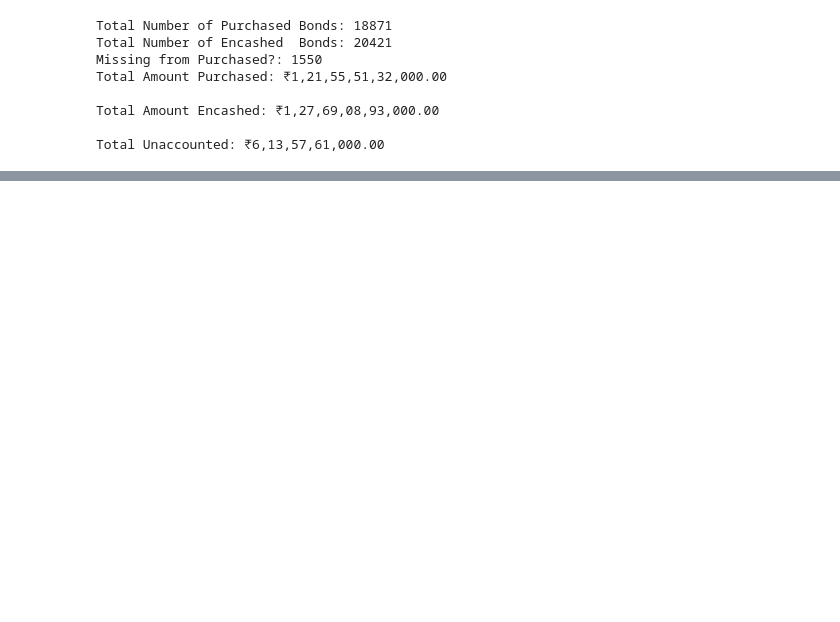
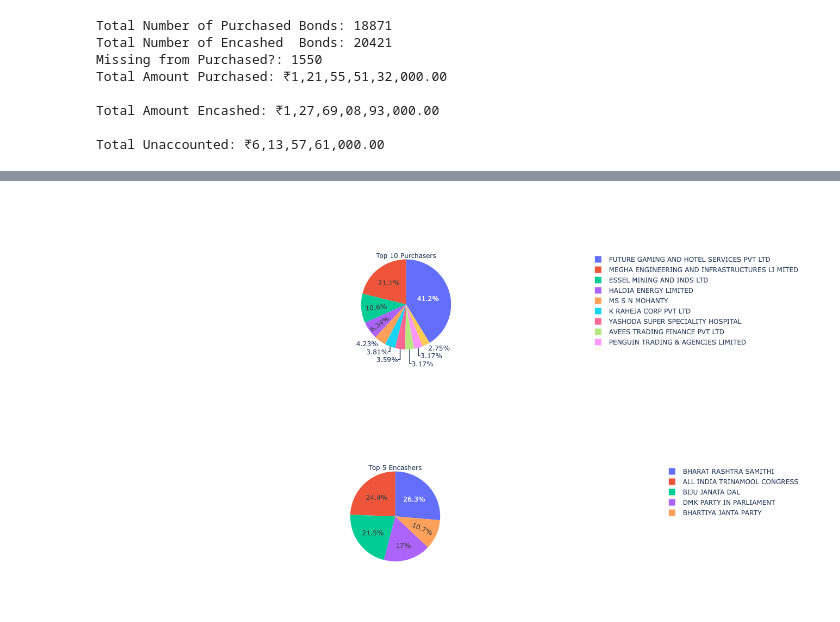
Before and after one commit to ygivenx/Electoral-Bond-Scam, a Jupyter notebook: 1-analysis.ipynb, the cells around one changed output, grey strips where cells are left out. Drawn from its saved outputs; the diff is of its cells as text; code cells hidden in the pictures; blank space fills up the shorter version.

```diff
--- a/1-analysis.ipynb
+++ b/1-analysis.ipynb
@@ -125,0 +176,4 @@ df.fillna(0, inplace=True)
+# %%
+df1 = purchasers.groupby(['Year', 'Month', 'Purchaser Name'])['Denomination'].sum().sort_values(ascending=False).reset_index()
+# %%
+df2 = encashers.groupby(['Year', 'Month', 'Name of the Political Party'])['Denomination'].sum().sort_values(ascending=False).reset_index()
@@ -125,0 +212,30 @@ df.fillna(0, inplace=True)
+# %%
+import plotly.graph_objects as go
+
+# Sample data filtered by a specific month
+# You should replace this with actual data after filtering based on the chosen month.
+month = 10
+year = 2021
+
+_df1 = df1[(df1.Month==month) & (df1.Year==year) & (df1.Denomination >=10000000)].sort_values(by='Denomination', ascending=False)[:10]
+_df2 = df2[(df2.Month==month) & (df2.Year==year) & (df2.Denomination >=100000000)].sort_values(by='Denomination', ascending=False)[:5]
+
+purchasers_data = pd.Series(_df1["Denomination"].values, index=_df1["Purchaser Name"]).to_dict()
+
+political_party_data = pd.Series(_df2["Denomination"].values, index=_df2["Name of the Political Party"]).to_dict()
+
+# Define color lists for purchasers and political parties
+purchaser_colors = ['#1f77b4', '#ff7f0e', '#2ca02c', '#d62728', '#9467bd', '#8c564b', '#e377c2', '#7f7f7f', '#bcbd22', '#17becf']
+party_colors = ['#1f77b4', '#aec7e8', '#ffbb78', '#98df8a', '#ff9896', '#c5b0d5', '#c49c94', '#f7b6d2', '#c7c7c7', '#dbdb8d']
+# Create pie chart for top 10 purchasers
+fig_purchasers = go.Figure(data=[go.Pie(labels=list(purchasers_data.keys()), values=list(purchasers_data.values()), title='Top 10 Purchasers')])
+
+# Create pie chart for top 5 encashers
+fig_encashers = go.Figure(data=[go.Pie(labels=list(political_party_data.keys()), values=list(political_party_data.values()), title='Top 5 Encashers')])
+
+# Show the figures
+fig_purchasers.show()
+fig_encashers.show()
+# %% [output]
+[figure, added]
+[figure, added]
```
Also changed, not shown: parts of 17 cells of this notebook.
